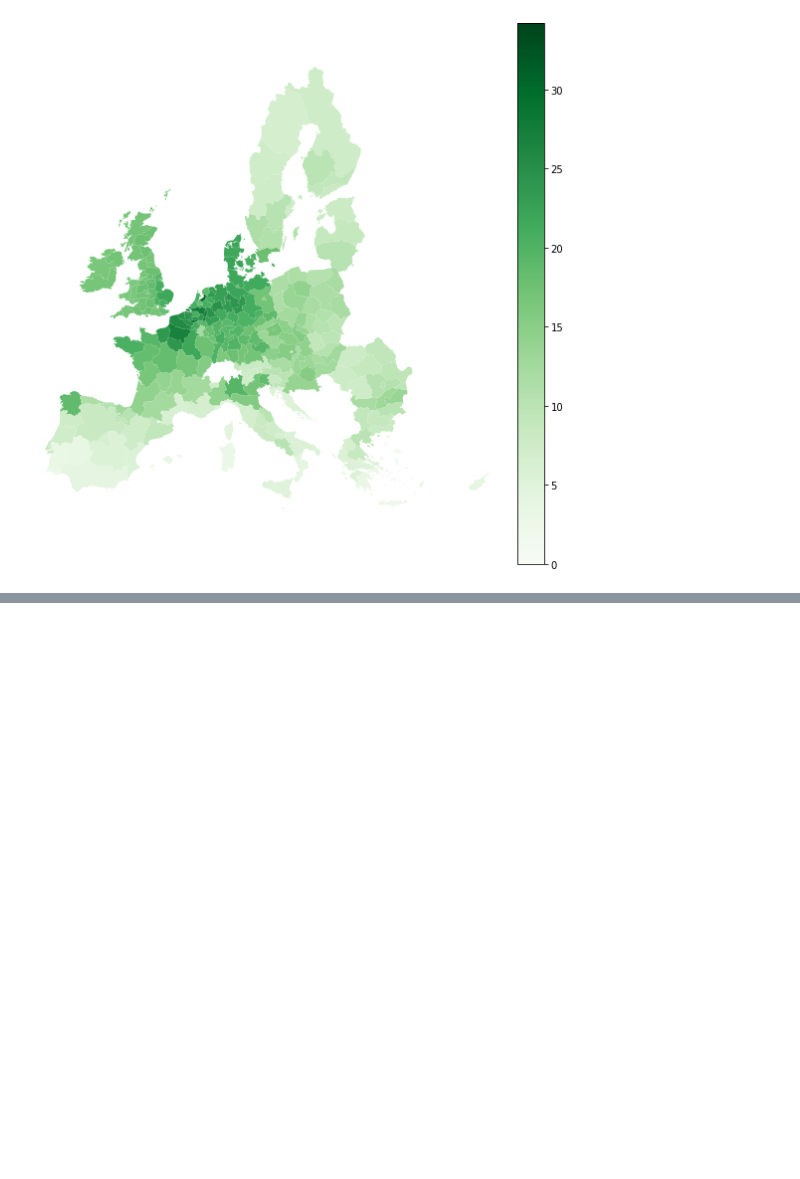
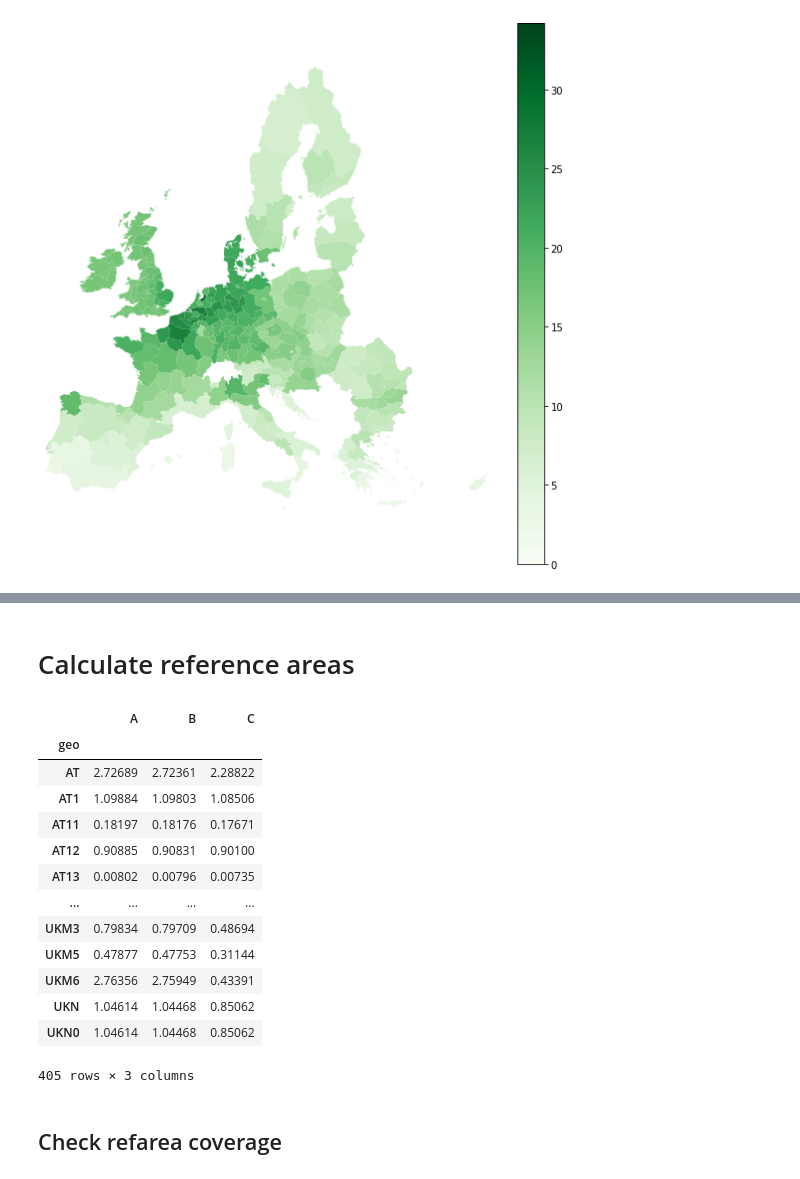
Before and after one commit to rasmuse/subnational-p-budgets, a Jupyter notebook: Crop production.ipynb, the cells around one changed output, grey strips where cells are left out. Cells and saved outputs as stored; diff of their text form; code cells hidden in the pictures; blank space fills up the shorter version.

```diff
--- a/Crop production.ipynb
+++ b/Crop production.ipynb
@@ -966,3 +1014,44 @@ P_harvest_per_ha_by_country.unstack().round(2)
 | SI | 9.57 | 9.57 | 9.57 |
 | SK | 11.61 | 11.61 | 11.76 |
 | UK | 17.58 | 17.68 | 17.69 |
+# %% [markdown]
+# Calculate reference areas
+# %%
+# crops to exclude for each alternative
+REFAREA_OPTIONS = {
+    'A': [],
+    'B': ['J3000'],
+    'C': ['J2000', 'J3000'],
+}
+
+def calculate_refarea(excluded_crops):
+    uaa = A.xs('UAA', level='crops').dropna()
+    if not excluded_crops:
+        return uaa
+    excluded_area = (
+        final_crop_data.A
+        .reindex(excluded_crops, level='crops')
+        .groupby('geo')
+        .sum(skipna=False)
+    )
+    return uaa - excluded_area
+
+refareas = pd.DataFrame({k: calculate_refarea(v) for k, v in REFAREA_OPTIONS.items()})
+refareas
+# %% [output]
+|  | A | B | C |
+| geo |  |  |  |
+| AT | 2.72689 | 2.72361 | 2.28822 |
+| AT1 | 1.09884 | 1.09803 | 1.08506 |
+| AT11 | 0.18197 | 0.18176 | 0.17671 |
+| AT12 | 0.90885 | 0.90831 | 0.90100 |
+| AT13 | 0.00802 | 0.00796 | 0.00735 |
+| ... | ... | ... | ... |
+| UKM3 | 0.79834 | 0.79709 | 0.48694 |
+| UKM5 | 0.47877 | 0.47753 | 0.31144 |
+| UKM6 | 2.76356 | 2.75949 | 0.43391 |
+| UKN | 1.04614 | 1.04468 | 0.85062 |
+| UKN0 | 1.04614 | 1.04468 | 0.85062 |
+405 rows × 3 columns
+# %% [markdown]
+## Check refarea coverage
```
Also changed, not shown: parts of 20 cells of this notebook, 1 other file.
